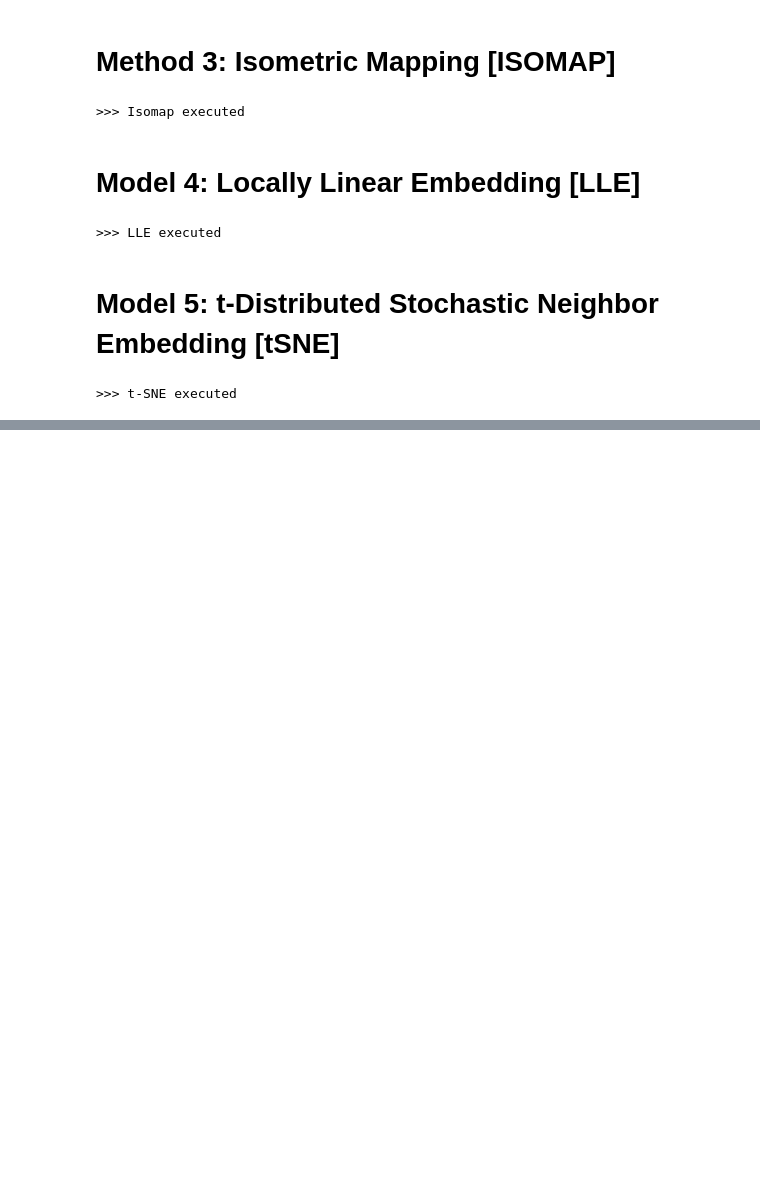
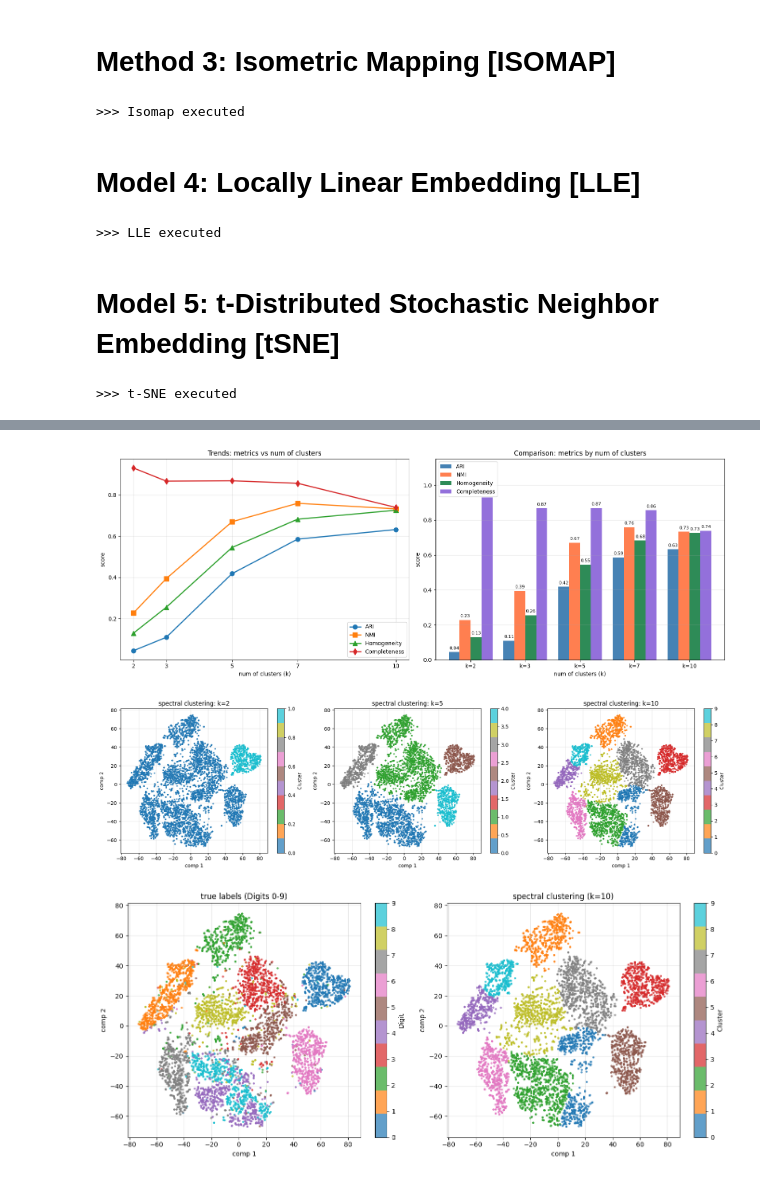
Before and after one commit to avionerman/computational_and_statistical, a Jupyter notebook: CI&SL3.ipynb, the cells around one changed output, grey strips where cells are left out. Saved outputs shown, nothing was run; the diff lists cells and outputs as text; code cells hidden in the pictures; blank space fills up the shorter version.

Commit message:
Added the needed functionalities to support the visualization of the results

```diff
--- a/CI&SL3.ipynb
+++ b/CI&SL3.ipynb
@@ -509,0 +687,38 @@ print(">>> t-SNE executed")
+# %%
+def plot_true_vs_predicted(embedding, y_true, n_clusters, n_neighbors=15):
+    """
+    comparing ground truth labels with clustering results
+    """
+    fig, axes = plt.subplots(1, 2, figsize=(14, 6))
+
+    # Left: True labels
+    scatter1 = axes[0].scatter(embedding[:, 0], embedding[:, 1],
+                               c=y_true, cmap='tab10', s=5, alpha=0.7)
+    axes[0].set_title('true labels (Digits 0-9)')
+    axes[0].set_xlabel('comp 1')
+    axes[0].set_ylabel('comp 2')
+    plt.colorbar(scatter1, ax=axes[0], label='Digit')
+    axes[0].grid(True, alpha=0.3)
+
+    # Right: Cluster assignments
+    cluster_labels, _ = spectral_clustering(embedding, n_clusters=n_clusters, n_neighbors=n_neighbors)
+    scatter2 = axes[1].scatter(embedding[:, 0], embedding[:, 1],
+                               c=cluster_labels, cmap='tab10', s=5, alpha=0.7)
+    axes[1].set_title(f'spectral clustering (k={n_clusters})')
+    axes[1].set_xlabel('comp 1')
+    axes[1].set_ylabel('comp 2')
+    plt.colorbar(scatter2, ax=axes[1], label='Cluster')
+    axes[1].grid(True, alpha=0.3)
+
+    plt.tight_layout()
+    plt.show()
+# %%
+df_results = pd.DataFrame(results)
+plot_clustering_metrics_combined(df_results, config.n_clusters_list)
+
+plot_clusters_on_embedding(embedding_tsne, [2, 5, 10], config.n_neighbors)
+plot_true_vs_predicted(embedding_tsne, y_mnist, n_clusters=10, n_neighbors=config.n_neighbors)
+# %% [output]
+[figure, added]
+[figure, added]
+[figure, added]
```
Also changed, not shown: parts of 8 cells of this notebook.
